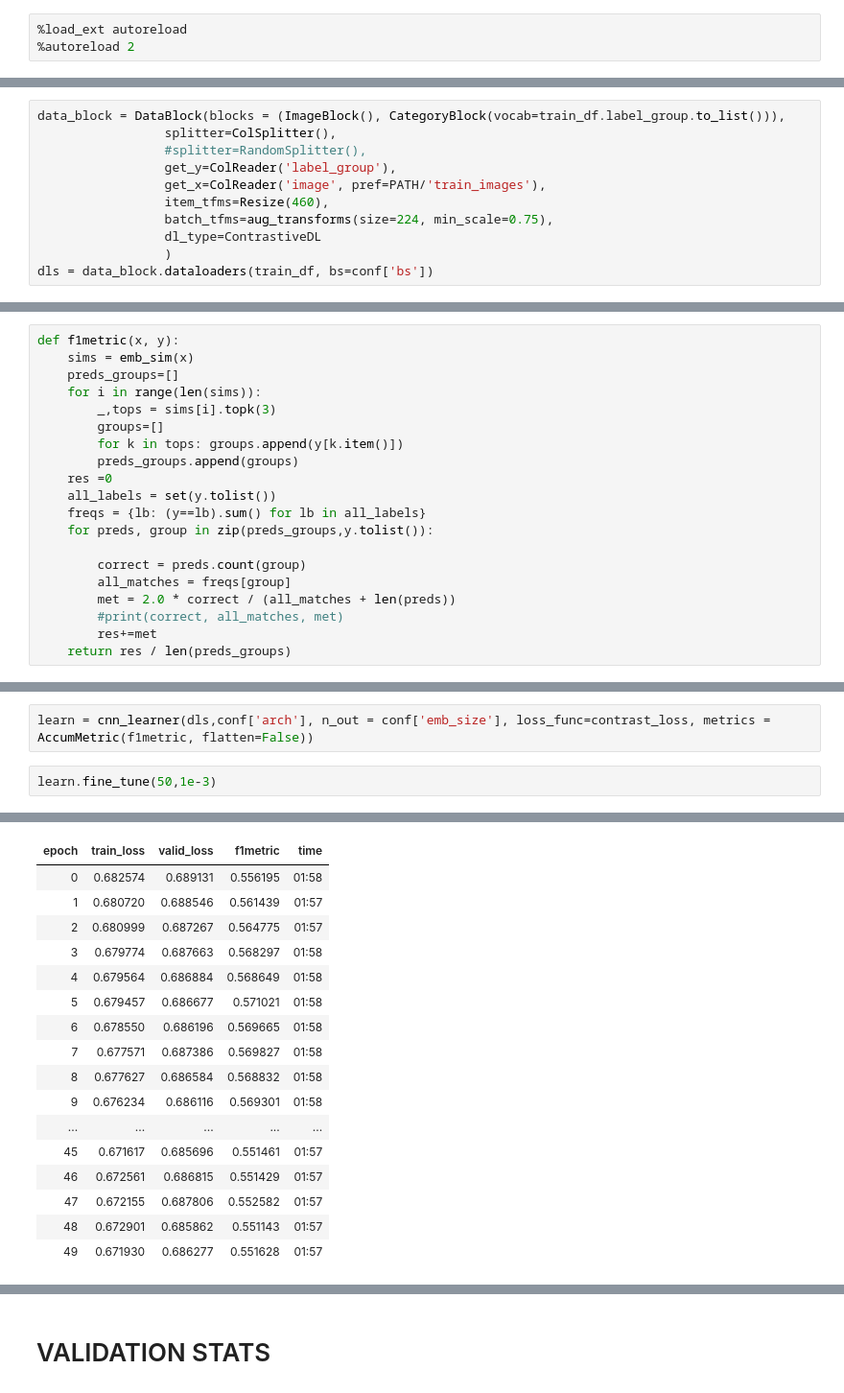
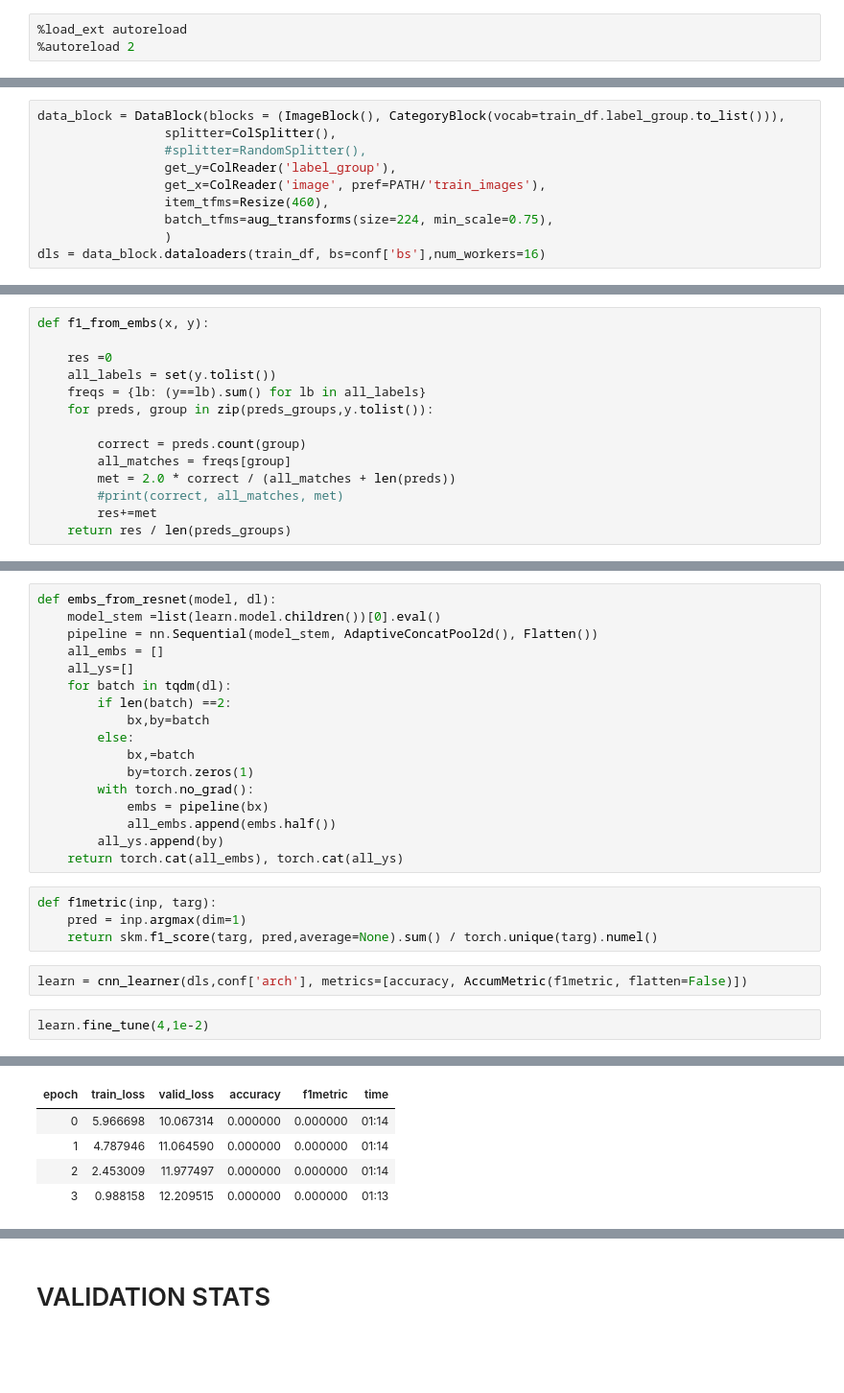
Before and after one commit to slawekslex/shopee, a Jupyter notebook: ImageOnly.ipynb, the cells around one changed output, grey strips where cells are left out. Shown at 96% size. Saved outputs shown, nothing was run; the diff lists cells and outputs as text; blank space fills up the shorter version.

```diff
--- a/ImageOnly.ipynb
+++ b/ImageOnly.ipynb
@@ -51,7 +30,6 @@ data_block = DataBlock(blocks = (ImageBlock(), CategoryBlock(vocab=train_df.labe
                  get_x=ColReader('image', pref=PATH/'train_images'),
                  item_tfms=Resize(460),
                  batch_tfms=aug_transforms(size=224, min_scale=0.75),
-                 dl_type=ContrastiveDL
                  )
-dls = data_block.dataloaders(train_df, bs=conf['bs'])
+dls = data_block.dataloaders(train_df, bs=conf['bs'],num_workers=16)
 # %%
@@ -74,12 +45,6 @@ def contrast_loss(inp, tar):
 # %%
-def f1metric(x, y):
-    sims = emb_sim(x)
-    preds_groups=[]
-    for i in range(len(sims)):
-        _,tops = sims[i].topk(3)
-        groups=[]
-        for k in tops: groups.append(y[k.item()])
-        preds_groups.append(groups)
+def f1_from_embs(x, y):
+
     res =0
     all_labels = set(y.tolist())
     freqs = {lb: (y==lb).sum() for lb in all_labels}
@@ -94,5 +67,26 @@ def f1metric(x, y):
+# %%
+def embs_from_resnet(model, dl):
+    model_stem =list(learn.model.children())[0].eval()
+    pipeline = nn.Sequential(model_stem, AdaptiveConcatPool2d(), Flatten())
+    all_embs = []
+    all_ys=[]
+    for batch in tqdm(dl):
+        if len(batch) ==2:
+            bx,by=batch
+        else:
+            bx,=batch
+            by=torch.zeros(1)
+        with torch.no_grad():
+            embs = pipeline(bx)
+            all_embs.append(embs.half())
+        all_ys.append(by)
+    return torch.cat(all_embs), torch.cat(all_ys)
+# %%
+def f1metric(inp, targ):
+    pred = inp.argmax(dim=1)
+    return skm.f1_score(targ, pred,average=None).sum() / torch.unique(targ).numel()
 # %%
-learn = cnn_learner(dls,conf['arch'], n_out = conf['emb_size'], loss_func=contrast_loss, metrics = AccumMetric(f1metric, flatten=False))
+learn = cnn_learner(dls,conf['arch'], metrics=[accuracy, AccumMetric(f1metric, flatten=False)])
 # %%
-learn.fine_tune(50,1e-3)
+learn.fine_tune(4,1e-2)
 # %% [output]
@@ -101,17 +95,5 @@ learn.fine_tune(50,1e-3)
-| epoch | train_loss | valid_loss | f1metric | time |
-| 0 | 0.682574 | 0.689131 | 0.556195 | 01:58 |
-| 1 | 0.680720 | 0.688546 | 0.561439 | 01:57 |
-| 2 | 0.680999 | 0.687267 | 0.564775 | 01:57 |
-| 3 | 0.679774 | 0.687663 | 0.568297 | 01:58 |
-| 4 | 0.679564 | 0.686884 | 0.568649 | 01:58 |
-| 5 | 0.679457 | 0.686677 | 0.571021 | 01:58 |
-| 6 | 0.678550 | 0.686196 | 0.569665 | 01:58 |
-| 7 | 0.677571 | 0.687386 | 0.569827 | 01:58 |
-| 8 | 0.677627 | 0.686584 | 0.568832 | 01:58 |
-| 9 | 0.676234 | 0.686116 | 0.569301 | 01:58 |
-| ... | ... | ... | ... | ... |
-| 45 | 0.671617 | 0.685696 | 0.551461 | 01:57 |
-| 46 | 0.672561 | 0.686815 | 0.551429 | 01:57 |
-| 47 | 0.672155 | 0.687806 | 0.552582 | 01:57 |
-| 48 | 0.672901 | 0.685862 | 0.551143 | 01:57 |
-| 49 | 0.671930 | 0.686277 | 0.551628 | 01:57 |
+| epoch | train_loss | valid_loss | accuracy | f1metric | time |
+| 0 | 5.966698 | 10.067314 | 0.000000 | 0.000000 | 01:14 |
+| 1 | 4.787946 | 11.064590 | 0.000000 | 0.000000 | 01:14 |
+| 2 | 2.453009 | 11.977497 | 0.000000 | 0.000000 | 01:14 |
+| 3 | 0.988158 | 12.209515 | 0.000000 | 0.000000 | 01:13 |
```
Also changed, not shown: parts of 44 cells of this notebook, 3 other files.
